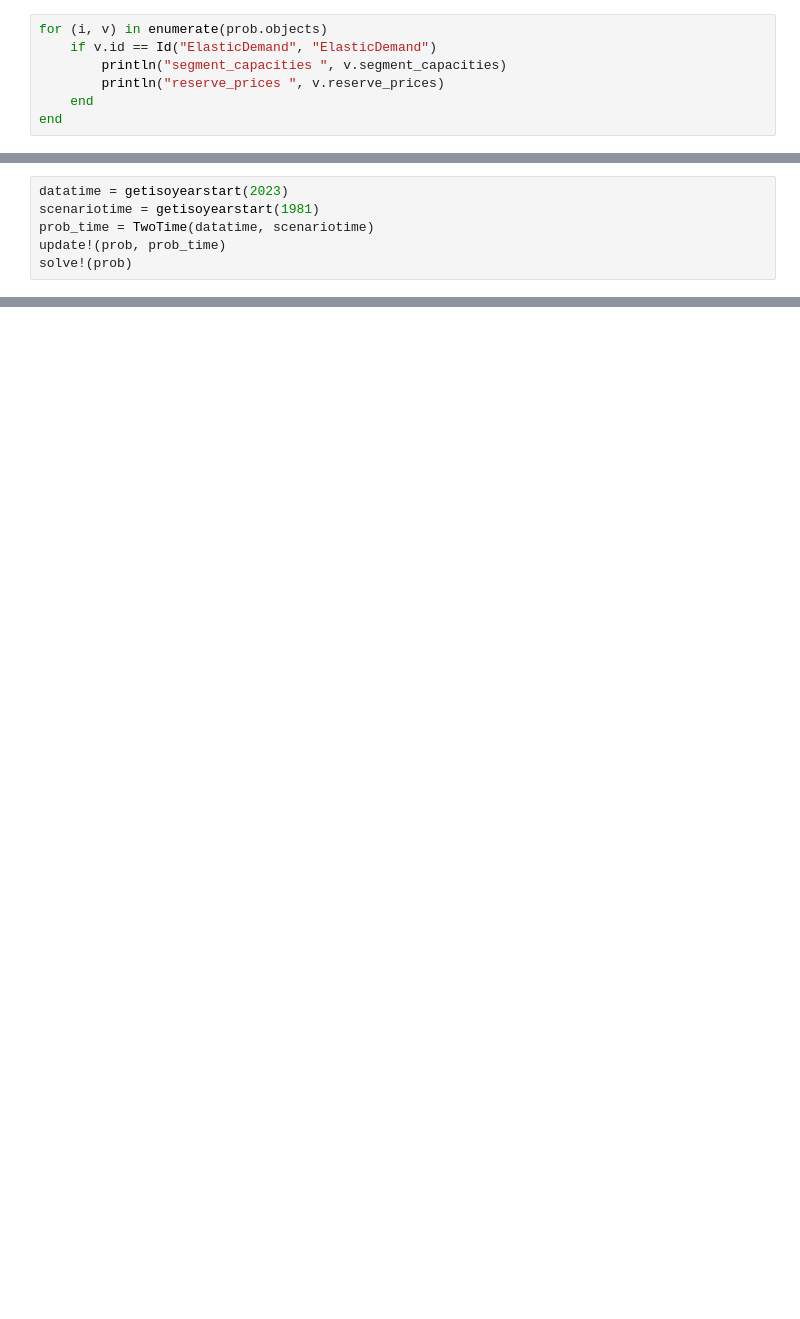
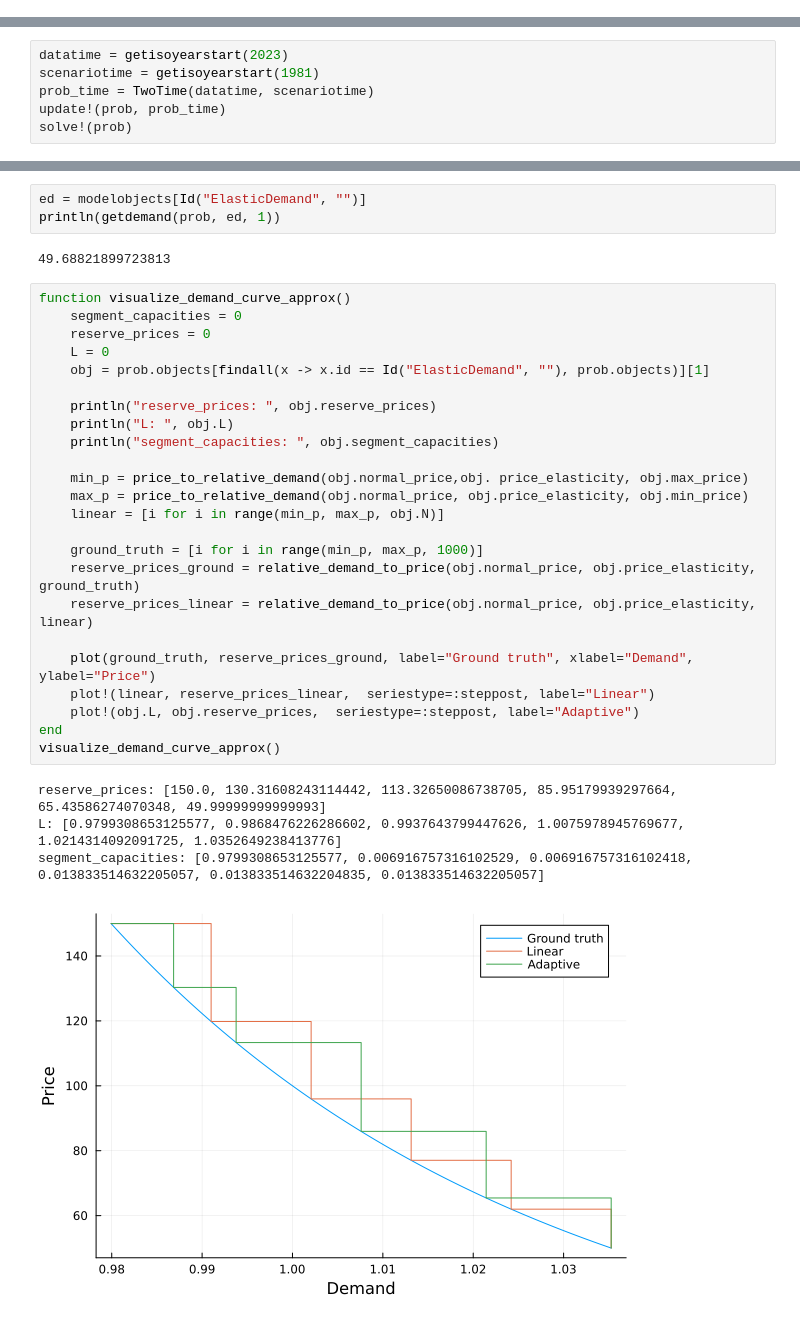
Before and after one commit to NVE/TuLiPa, a Jupyter notebook: elastic_demand_exploration.ipynb, the cells around one changed output, grey strips where cells are left out. Cells and saved outputs as stored; diff of their text form; blank space fills up the shorter version.

Commit message:
optimize segments, shrinkable horizons

```diff
--- a/elastic_demand_exploration.ipynb
+++ b/elastic_demand_exploration.ipynb
@@ -57,7 +60,0 @@ Names registered in the model: BalancePowerBalance_NO2, ElasticDemand1, ElasticD
-# %%
-for (i, v) in enumerate(prob.objects)
-    if v.id == Id("ElasticDemand", "ElasticDemand")
-        println("segment_capacities ", v.segment_capacities)
-        println("reserve_prices ", v.reserve_prices)
-    end
-end
@@ -133,0 +108,34 @@ getdemand(prob, ed, 1)
+# %%
+ed = modelobjects[Id("ElasticDemand", "")]
+println(getdemand(prob, ed, 1))
+# %% [output]
+49.68821899723813
+# %%
+function visualize_demand_curve_approx()
+    segment_capacities = 0
+    reserve_prices = 0
+    L = 0
+    obj = prob.objects[findall(x -> x.id == Id("ElasticDemand", ""), prob.objects)][1]
+
+    println("reserve_prices: ", obj.reserve_prices)
+    println("L: ", obj.L)
+    println("segment_capacities: ", obj.segment_capacities)
+
+    min_p = price_to_relative_demand(obj.normal_price,obj. price_elasticity, obj.max_price)
+    max_p = price_to_relative_demand(obj.normal_price, obj.price_elasticity, obj.min_price)
+    linear = [i for i in range(min_p, max_p, obj.N)]
+
+    ground_truth = [i for i in range(min_p, max_p, 1000)]
+    reserve_prices_ground = relative_demand_to_price(obj.normal_price, obj.price_elasticity, ground_truth)
+    reserve_prices_linear = relative_demand_to_price(obj.normal_price, obj.price_elasticity, linear)
+
+    plot(ground_truth, reserve_prices_ground, label="Ground truth", xlabel="Demand", ylabel="Price")
+    plot!(linear, reserve_prices_linear,  seriestype=:steppost, label="Linear")
+    plot!(obj.L, obj.reserve_prices,  seriestype=:steppost, label="Adaptive")
+end
+visualize_demand_curve_approx()
+# %% [output]
+reserve_prices: [150.0, 130.31608243114442, 113.32650086738705, 85.95179939297664, 65.43586274070348, 49.99999999999993]
+L: [0.9799308653125577, 0.9868476226286602, 0.9937643799447626, 1.0075978945769677, 1.0214314092091725, 1.0352649238413776]
+segment_capacities: [0.9799308653125577, 0.006916757316102529, 0.006916757316102418, 0.013833514632205057, 0.013833514632204835, 0.013833514632205057]
+[figure, added]
```
Also changed, not shown: parts of 12 cells of this notebook, 3 other files.
